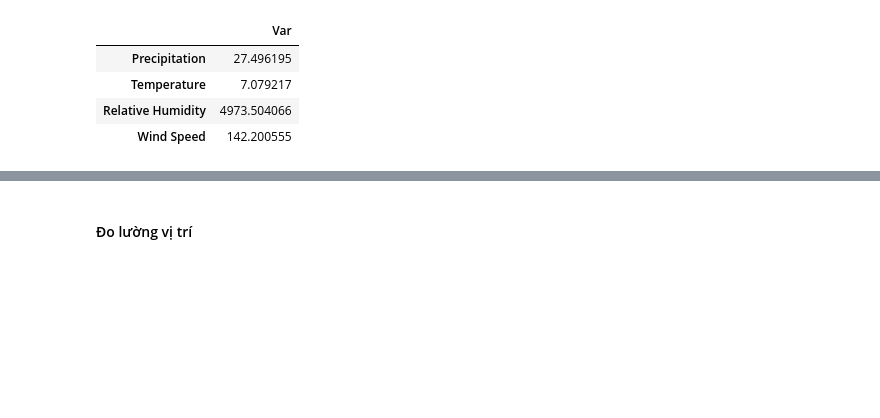
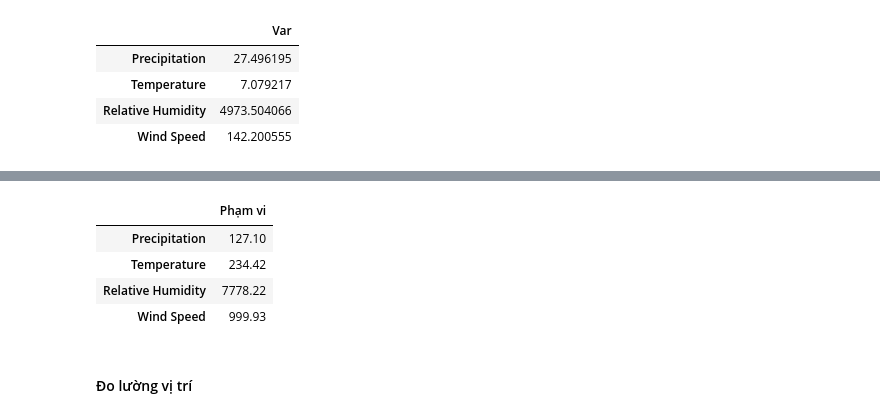
Before and after one commit to Tranngoc21/HN_DATN, a Jupyter notebook: 01.data_preprocessing.ipynb, the cells around one changed output, grey strips where cells are left out. Saved outputs shown, nothing was run; the diff lists cells and outputs as text; code cells hidden in the pictures; blank space fills up the shorter version.

```diff
--- a/01.data_preprocessing.ipynb
+++ b/01.data_preprocessing.ipynb
@@ -156,3 +172,12 @@ data.var().to_frame("Var")
+# %%
+data_range = data.max()-data.min()
+data_range.to_frame("Phạm vi")
+# %% [output]
+|  | Phạm vi |
+| Precipitation | 127.10 |
+| Temperature | 234.42 |
+| Relative Humidity | 7778.22 |
+| Wind Speed | 999.93 |
 # %% [markdown]
 #### Đo lường vị trí
 # %%
```
Also changed, not shown: parts of 2 cells of this notebook.
